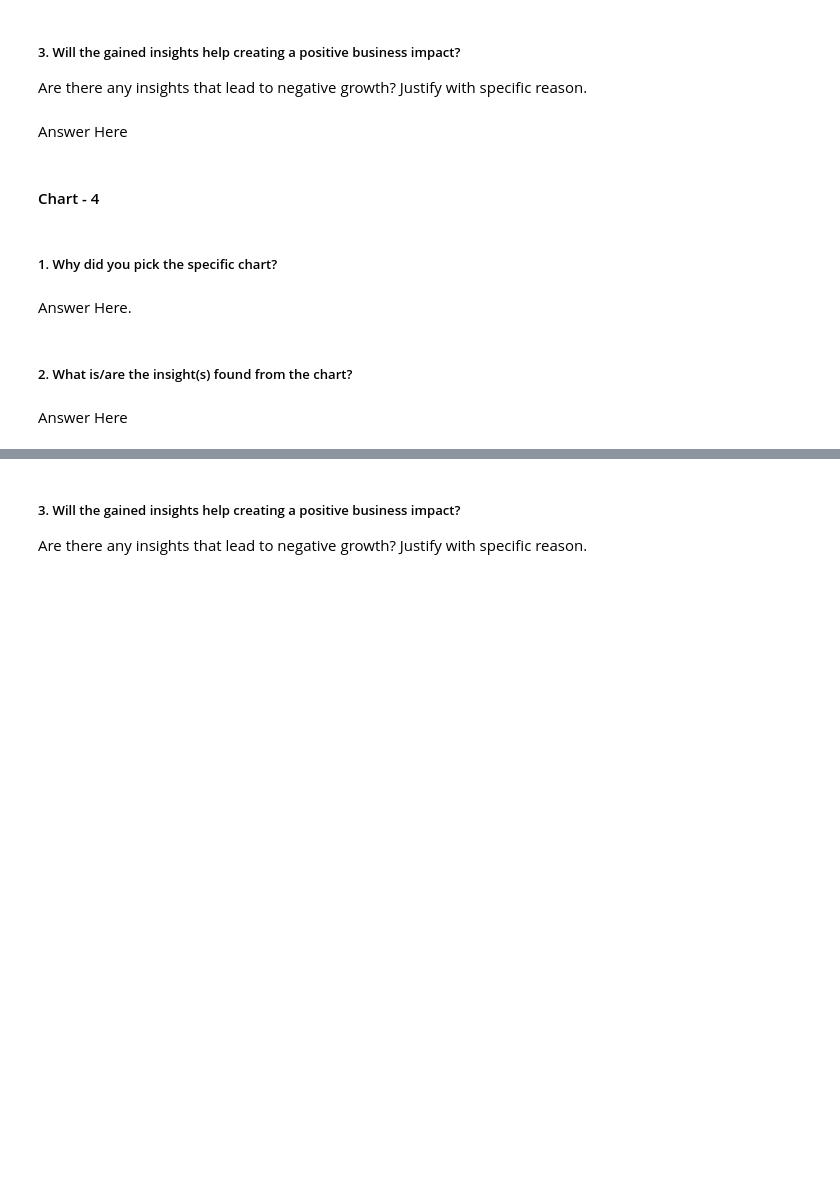
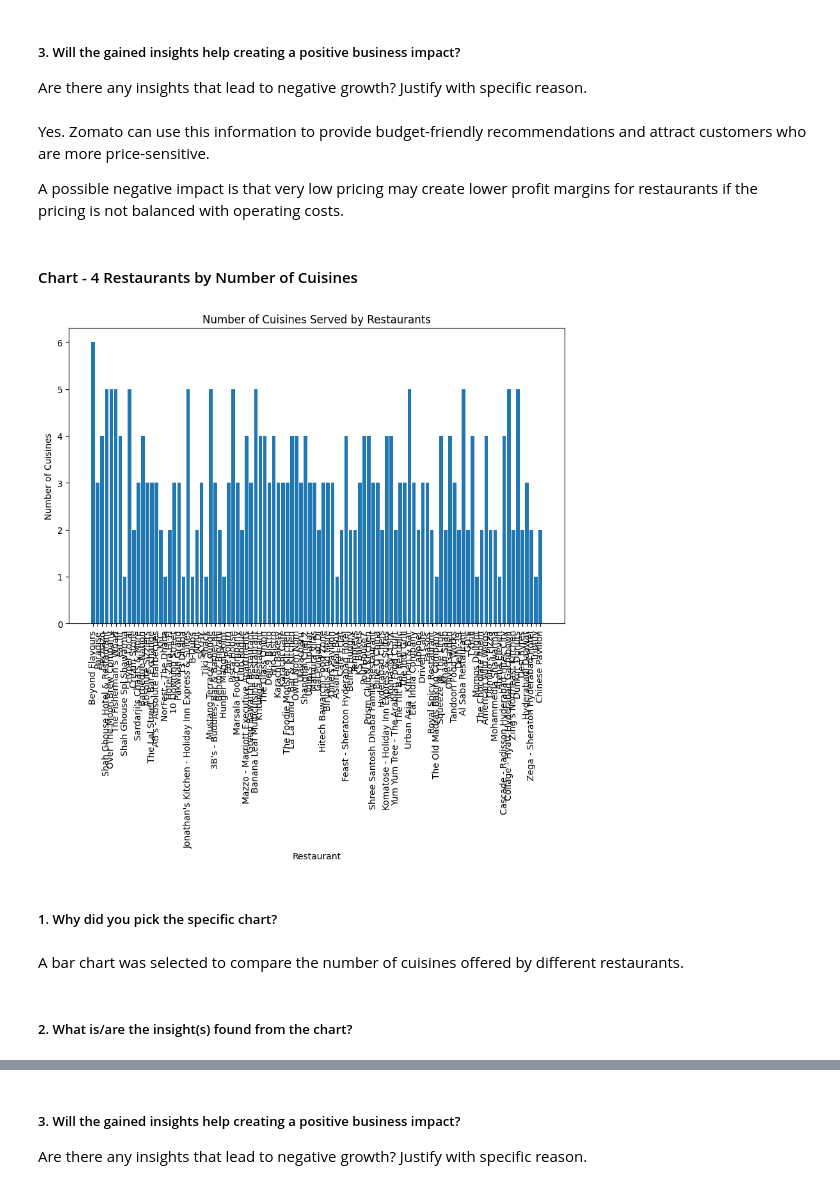
Before and after one commit to adamaneeqaqwathka-arch/Zomato-Data-Analysis, a Jupyter notebook: notebooks/Sample_ML_Submission_Template.ipynb, the cells around one changed output, grey strips where cells are left out. Drawn from its saved outputs; the diff is of its cells as text; code cells hidden in the pictures; blank space fills up the shorter version.

```diff
--- a/notebooks/Sample_ML_Submission_Template.ipynb
+++ b/notebooks/Sample_ML_Submission_Template.ipynb
@@ -603,7 +638,9 @@ Answer Here
 # %% [markdown]
 ##### 3. Will the gained insights help creating a positive business impact?
 Are there any insights that lead to negative growth? Justify with specific reason.
-# %% [markdown]
-Answer Here
+# %% [markdown]
+Yes. Zomato can use this information to provide budget-friendly recommendations and attract customers who are more price-sensitive.
+
+A possible negative impact is that very low pricing may create lower profit margins for restaurants if the pricing is not balanced with operating costs.
 # %% [markdown]
-#### Chart - 4
+#### Chart - 4 Restaurants by Number of Cuisines
@@ -612,8 +647,21 @@ Answer Here
+# %%
+df['Cuisine_Count'] = df['Cuisines'].str.count(',') + 1 # creating number of cuisines column
+plt.figure(figsize=(10, 6))
+
+plt.bar(df['Name'], df['Cuisine_Count'])
+
+plt.xlabel('Restaurant')
+plt.ylabel('Number of Cuisines')
+plt.title('Number of Cuisines Served by Restaurants')
+
+plt.xticks(rotation=90)
+
+plt.show()
+# %% [output]
+[figure, added]
 # %% [markdown]
 ##### 1. Why did you pick the specific chart?
-# %% [markdown]
-Answer Here.
+# %% [markdown]
+A bar chart was selected to compare the number of cuisines offered by different restaurants.
 # %% [markdown]
 ##### 2. What is/are the insight(s) found from the chart?
-# %% [markdown]
-Answer Here
```
Also changed, not shown: parts of 123 cells of this notebook, 1 other file.
